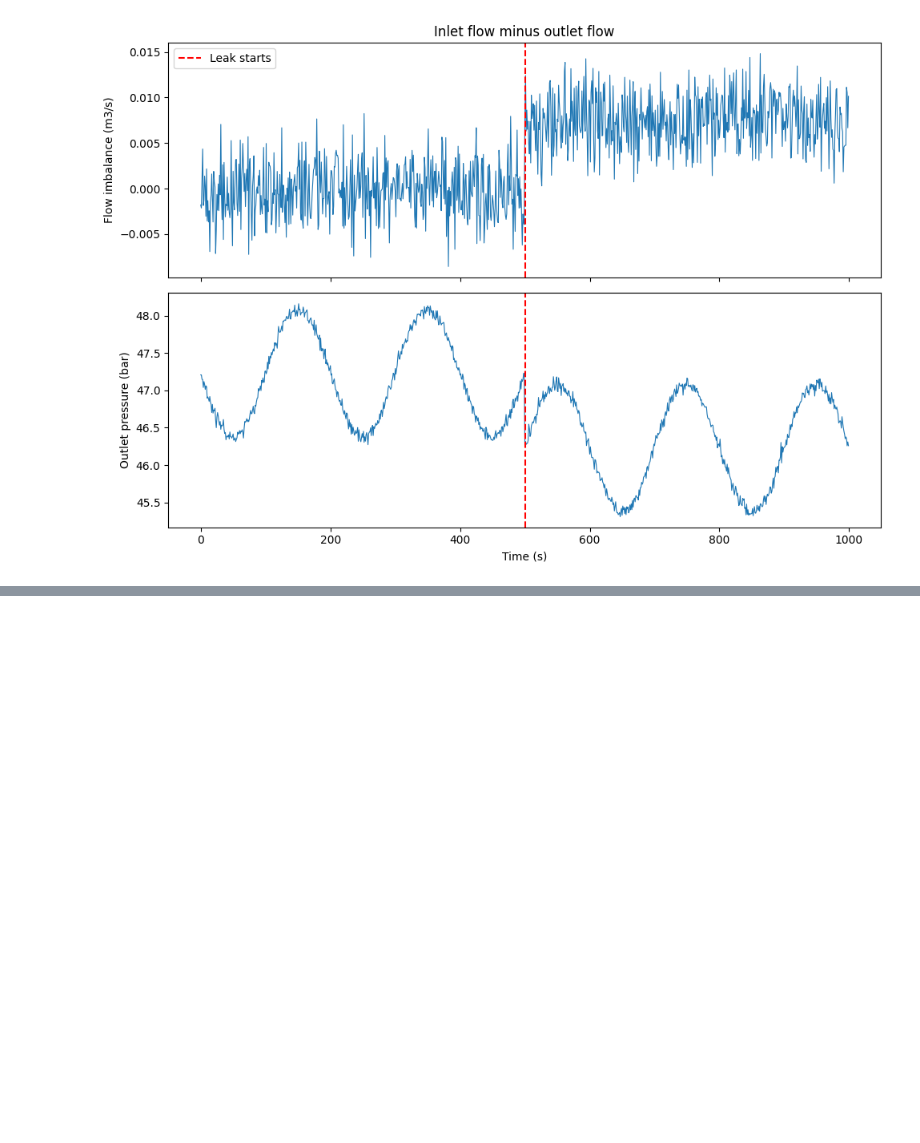
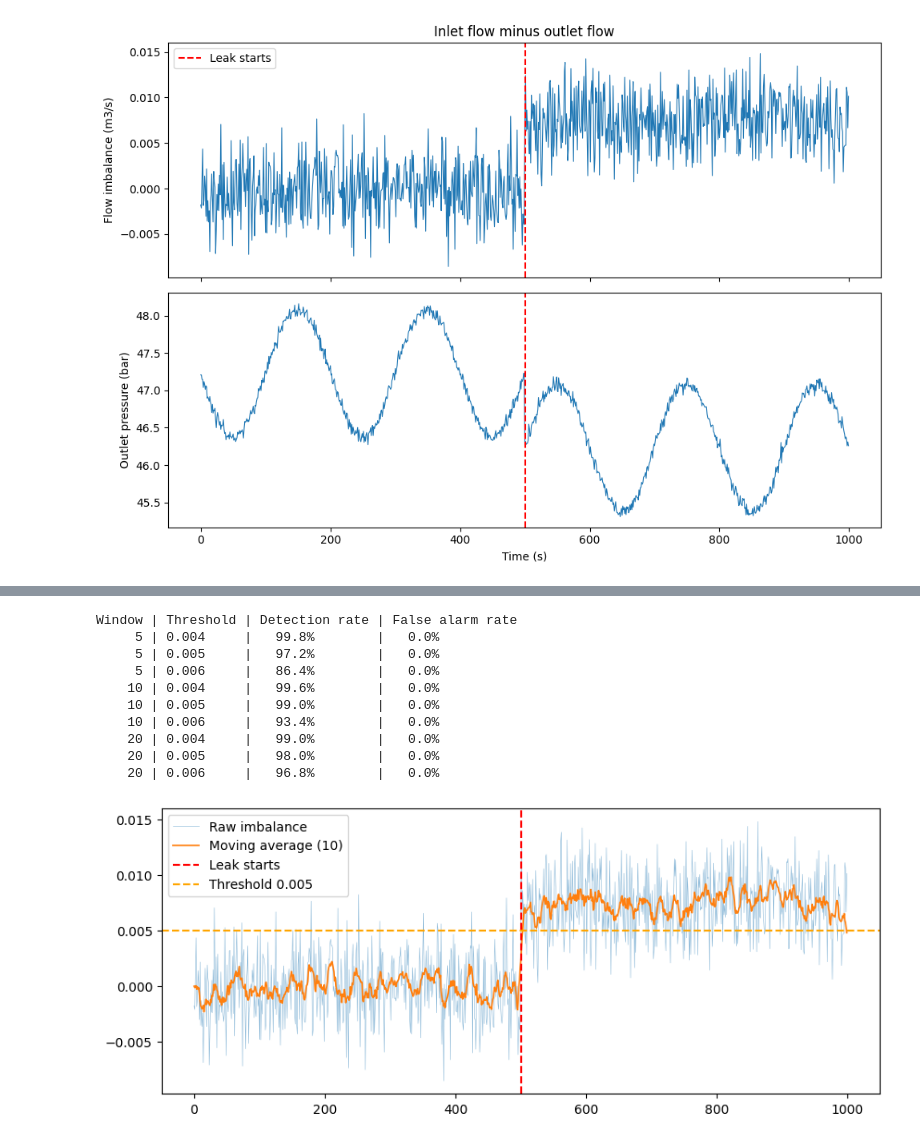
Before and after one commit to Md-Ifat-Hassan/pipeline-leak-detection, a Jupyter notebook: pipeline_leak_detection.ipynb, the cells around one changed output, grey strips where cells are left out. Saved outputs shown, nothing was run; the diff lists cells and outputs as text; code cells hidden in the pictures; blank space fills up the shorter version.

```diff
--- a/pipeline_leak_detection.ipynb
+++ b/pipeline_leak_detection.ipynb
@@ -78,0 +123,35 @@ plt.show()
+# %%
+# ---- Detector 2: moving average ----
+def moving_average(x, window):
+    kernel = np.ones(window) / window
+    return np.convolve(x, kernel, mode="same")
+
+print("Window | Threshold | Detection rate | False alarm rate")
+for window in [5, 10, 20]:
+    smooth = moving_average(imbalance, window)
+    for th in [0.004, 0.005, 0.006]:
+        alarm = smooth > th
+        dr = alarm[LEAK_START:].mean() * 100
+        fr = alarm[:LEAK_START].mean() * 100
+        print(f"{window:6d} | {th:.3f}     | {dr:6.1f}%        | {fr:5.1f}%")
+
+smooth = moving_average(imbalance, 10)
+plt.figure(figsize=(10, 4))
+plt.plot(t, imbalance, linewidth=0.4, alpha=0.5, label="Raw imbalance")
+plt.plot(t, smooth, linewidth=1.2, label="Moving average (10)")
+plt.axvline(LEAK_START, color="red", linestyle="--", label="Leak starts")
+plt.axhline(0.005, color="orange", linestyle="--", label="Threshold 0.005")
+plt.legend()
+plt.show()
+# %% [output]
+Window | Threshold | Detection rate | False alarm rate
+     5 | 0.004     |   99.8%        |   0.0%
+     5 | 0.005     |   97.2%        |   0.0%
+     5 | 0.006     |   86.4%        |   0.0%
+    10 | 0.004     |   99.6%        |   0.0%
+    10 | 0.005     |   99.0%        |   0.0%
+    10 | 0.006     |   93.4%        |   0.0%
+    20 | 0.004     |   99.0%        |   0.0%
+    20 | 0.005     |   98.0%        |   0.0%
+    20 | 0.006     |   96.8%        |   0.0%
+[figure, added]
```
Also changed, not shown: parts of 3 cells of this notebook.
